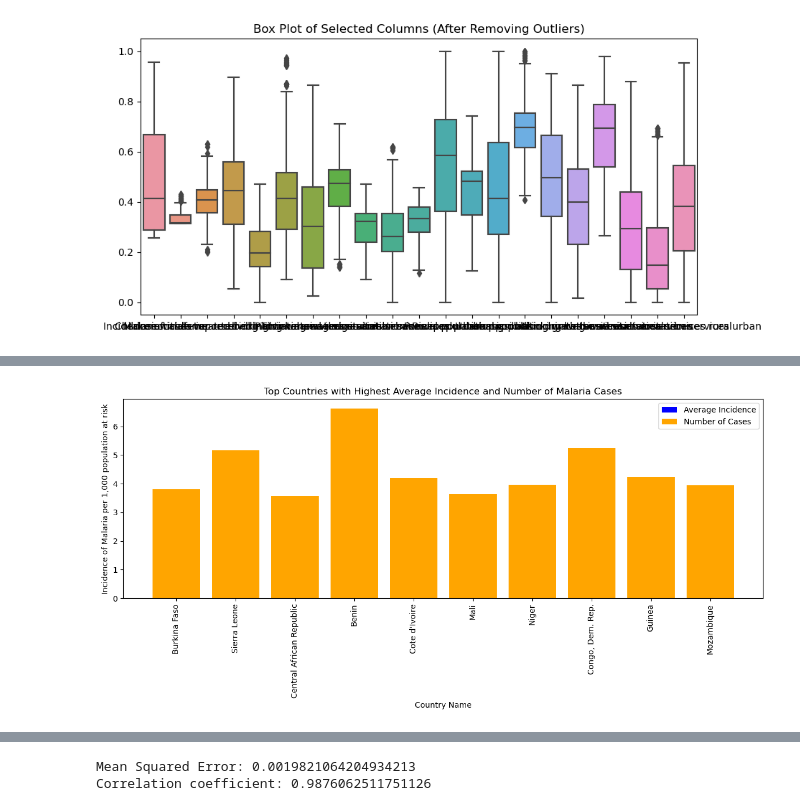
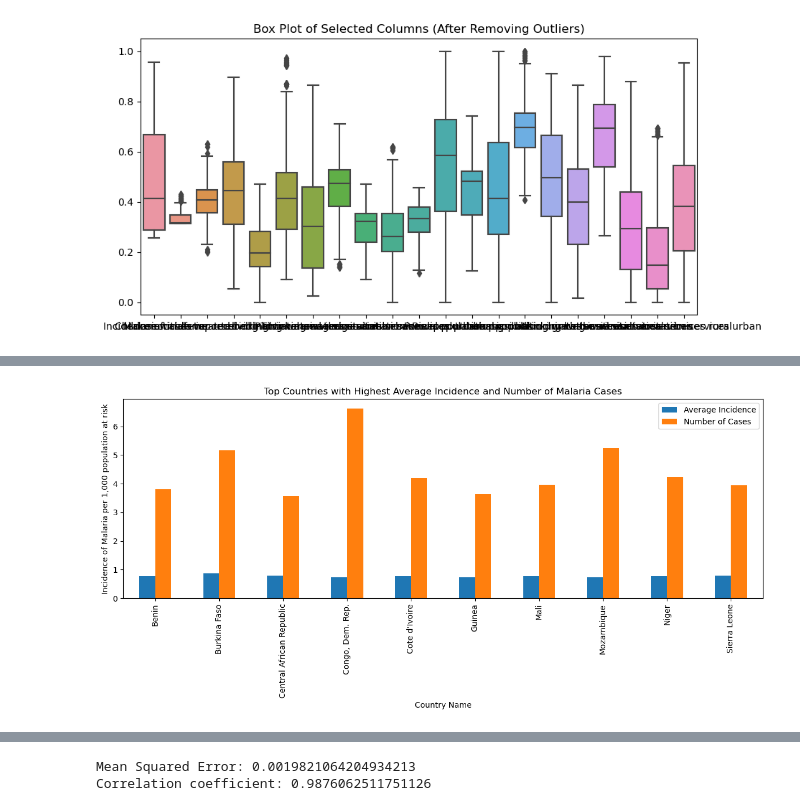
Before and after one commit to SSEMWOGERERE948/Recess_2023_A, a Jupyter notebook: Group_A.ipynb, the cells around one changed output, grey strips where cells are left out. Cells and saved outputs as stored; diff of their text form; code cells hidden in the pictures.

```diff
--- a/Group_A.ipynb
+++ b/Group_A.ipynb
@@ -251,30 +222,34 @@ dtype: float64
 # %%
 # Group the data by country and calculate the average incidence of malaria cases
 average_incidence_by_country = df.groupby("Country Name")["Incidence of malaria"].mean()
 
 # Sort the countries based on the average incidence in descending order
 sorted_countries = average_incidence_by_country.sort_values(ascending=False)
 
 # Select the top N countries with the highest average incidence (you can adjust N as needed)
 top_countries = sorted_countries.head(10)
 
 # Get the number of malaria cases for the top countries
 number_of_cases_by_country = df[df["Country Name"].isin(top_countries.index)]
 number_of_cases_by_country = number_of_cases_by_country.groupby("Country Name")["Malaria cases reported"].sum()
 
+# Create a new DataFrame for plotting
+plot_data = pd.DataFrame({
+    'Average Incidence': average_incidence_by_country[top_countries.index],
+    'Number of Cases': number_of_cases_by_country
+})
+
 # Visualize the top countries with the highest average incidence and their corresponding number of malaria cases
 plt.figure(figsize=(12, 6))
-plt.bar(top_countries.index, top_countries.values, color='blue', label='Average Incidence')
-plt.bar(top_countries.index, number_of_cases_by_country.values, color='orange', label='Number of Cases')
+plot_data.plot(kind='bar', ax=plt.gca())
 plt.xlabel('Country Name')
 plt.ylabel('Incidence of Malaria per 1,000 population at risk')
 plt.title('Top Countries with Highest Average Incidence and Number of Malaria Cases')
-plt.legend()
 plt.xticks(rotation=90)
 plt.tight_layout()
 plt.show()
 # %% [output]
-[figure, old version]
+[figure, new version]
 # %%
 # Get the latitude and longitude for each country
 country_coordinates = df[df["Country Name"].isin(top_countries.index)][["Country Name", "latitude", "longitude"]]
```
Also changed, not shown: parts of 2 cells of this notebook.
